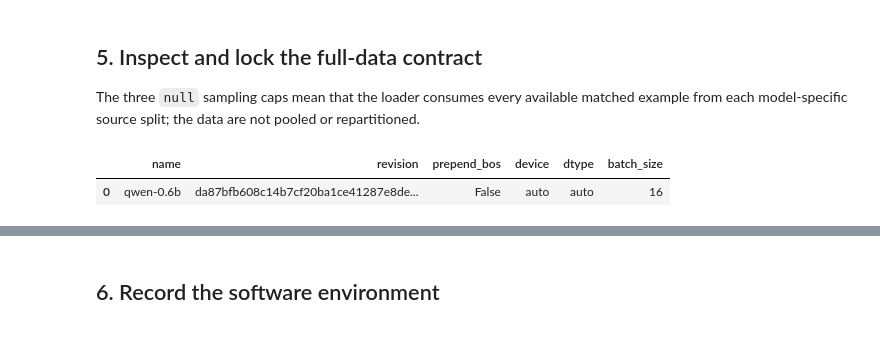
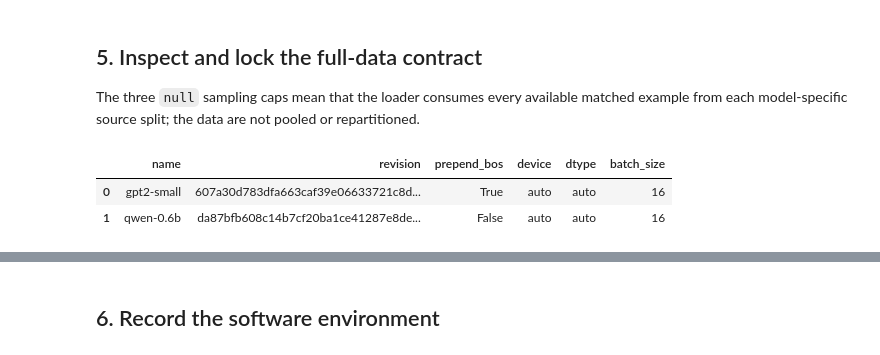
Before and after one commit to Adefioye/sentiment-manifold, a Jupyter notebook: notebooks/07_colab_train_full_ait_last_token_directions.ipynb, the cells around one changed output, grey strips where cells are left out. Drawn from its saved outputs; the diff is of its cells as text; code cells hidden in the pictures.

```diff
--- a/notebooks/07_colab_train_full_ait_last_token_directions.ipynb
+++ b/notebooks/07_colab_train_full_ait_last_token_directions.ipynb
@@ -160,69 +158,70 @@ The three `null` sampling caps mean that the loader consumes every available mat
 # %%
 from dataclasses import asdict
 
 import pandas as pd
 from IPython.display import display
 
 from sentiment_geometry.experiments import AITValenceExperimentConfig
 from sentiment_geometry.persistence import RunArtifactStore
 
 CONFIG_PATH = PROJECT_ROOT / "configs/full_ait_valence_directions.yaml"
 base_config = AITValenceExperimentConfig.load(CONFIG_PATH)
 configured_model_names = [model.name for model in base_config.models]
 missing_models = [name for name in MODEL_NAMES if name not in configured_model_names]
 if missing_models:
     raise RuntimeError(
         f"Requested models are absent from the full-AIT config: {missing_models}; "
         f"configured models are {configured_model_names}."
     )
 active_models = [model for model in base_config.models if model.name in MODEL_NAMES]
-qwen_config = active_models[0]
-if qwen_config.name != "qwen-0.6b" or qwen_config.batch_size != 16:
-    raise RuntimeError("Qwen model/evaluation batch size must be 16.")
-if base_config.das.batch_size != 16:
-    raise RuntimeError("DAS training batch size must be 16.")
-model_pair_configs = {
-    name: base_config.data.matched_config_for(name) for name in MODEL_NAMES
-}
-expected_pair_configs = {
-    "qwen-0.6b": "qwen_0_6b_matched_pairs",
-}
-if model_pair_configs != expected_pair_configs:
-    raise RuntimeError(
-        f"Unexpected model-specific AIT pair configurations: {model_pair_configs}"
-    )
-if base_config.data.revision is None:
-    raise RuntimeError("The private AIT dataset revision must be pinned.")
-if not base_config.sampling.uses_all_available:
-    raise RuntimeError("Full AIT training requires all three sampling caps to be null.")
-if base_config.sweep.activation_representation != "last_token":
-    raise RuntimeError("The full-AIT config must use last-token activations.")
-if base_config.selection.das_checkpoint_split != "eval":
-    raise RuntimeError("DAS checkpoints must be selected on AIT validation data.")
-if base_config.selection.layer_selection_split != "eval":
-    raise RuntimeError("All method layers must be selected on AIT validation data.")
-if base_config.selection.final_evaluation_split != "test":
-    raise RuntimeError("AIT test data must be reserved for final evaluation.")
+# qwen_config = active_models[1]
+# if qwen_config.name != "qwen-0.6b" or qwen_config.batch_size != 16:
+#     raise RuntimeError("Qwen model/evaluation batch size must be 16.")
+# if base_config.das.batch_size != 16:
+#     raise RuntimeError("DAS training batch size must be 16.")
+# model_pair_configs = {
+#     name: base_config.data.matched_config_for(name) for name in MODEL_NAMES
+# }
+# expected_pair_configs = {
+#     "qwen-0.6b": "qwen_0_6b_matched_pairs",
+# }
+# if model_pair_configs != expected_pair_configs:
+#     raise RuntimeError(
+#         f"Unexpected model-specific AIT pair configurations: {model_pair_configs}"
+#     )
+# if base_config.data.revision is None:
+#     raise RuntimeError("The private AIT dataset revision must be pinned.")
+# if not base_config.sampling.uses_all_available:
+#     raise RuntimeError("Full AIT training requires all three sampling caps to be null.")
+# if base_config.sweep.activation_representation != "last_token":
+#     raise RuntimeError("The full-AIT config must use last-token activations.")
+# if base_config.selection.das_checkpoint_split != "eval":
+#     raise RuntimeError("DAS checkpoints must be selected on AIT validation data.")
+# if base_config.selection.layer_selection_split != "eval":
+#     raise RuntimeError("All method layers must be selected on AIT validation data.")
+# if base_config.selection.final_evaluation_split != "test":
+#     raise RuntimeError("AIT test data must be reserved for final evaluation.")
 
-contract = {
-    "data_scope": "all_available_model_specific_ait",
-    "activation_representation": "last_token",
-    "fit_position": "final",
-    "model_batch_size": qwen_config.batch_size,
-    "das_batch_size": base_config.das.batch_size,
-    "methods": METHODS,
-    "layers": "all_non_embedding",
-    "sampling_caps": {"train": None, "validation": None, "test": None},
-    "das_checkpoint_role": "eval",
-    "layer_selection_role": "eval",
-    "layer_selection_metric": "logit_flip_percent",
-    "final_evaluation_role": "test",
-    "model_matched_configs": model_pair_configs,
-    "test_is_unbiased_final_evaluation": True,
-}
-RunArtifactStore(RUN_LAYOUT.root).write_json("notebook_contract.json", contract)
+# contract = {
+#     "data_scope": "all_available_model_specific_ait",
+#     "activation_representation": "last_token",
+#     "fit_position": "final",
+#     "model_batch_size": qwen_config.batch_size,
+#     "das_batch_size": base_config.das.batch_size,
+#     "methods": METHODS,
+#     "layers": "all_non_embedding",
+#     "sampling_caps": {"train": None, "validation": None, "test": None},
+#     "das_checkpoint_role": "eval",
+#     "layer_selection_role": "eval",
+#     "layer_selection_metric": "logit_flip_percent",
+#     "final_evaluation_role": "test",
+#     "model_matched_configs": model_pair_configs,
+#     "test_is_unbiased_final_evaluation": True,
+# }
+# RunArtifactStore(RUN_LAYOUT.root).write_json("notebook_contract.json", contract)
 display(pd.DataFrame([asdict(model) for model in active_models]))
-display(pd.Series(contract, name="value").to_frame())
+# display(pd.Series(contract, name="value").to_frame())
 # %% [output]
 |  | name | revision | prepend_bos | device | dtype | batch_size |
-| 0 | qwen-0.6b | da87bfb608c14b7cf20ba1ce41287e8de... | False | auto | auto | 16 |
+| 0 | gpt2-small | 607a30d783dfa663caf39e06633721c8d... | True | auto | auto | 16 |
+| 1 | qwen-0.6b | da87bfb608c14b7cf20ba1ce41287e8de... | False | auto | auto | 16 |
```
Also changed, not shown: parts of 5 cells of this notebook.
